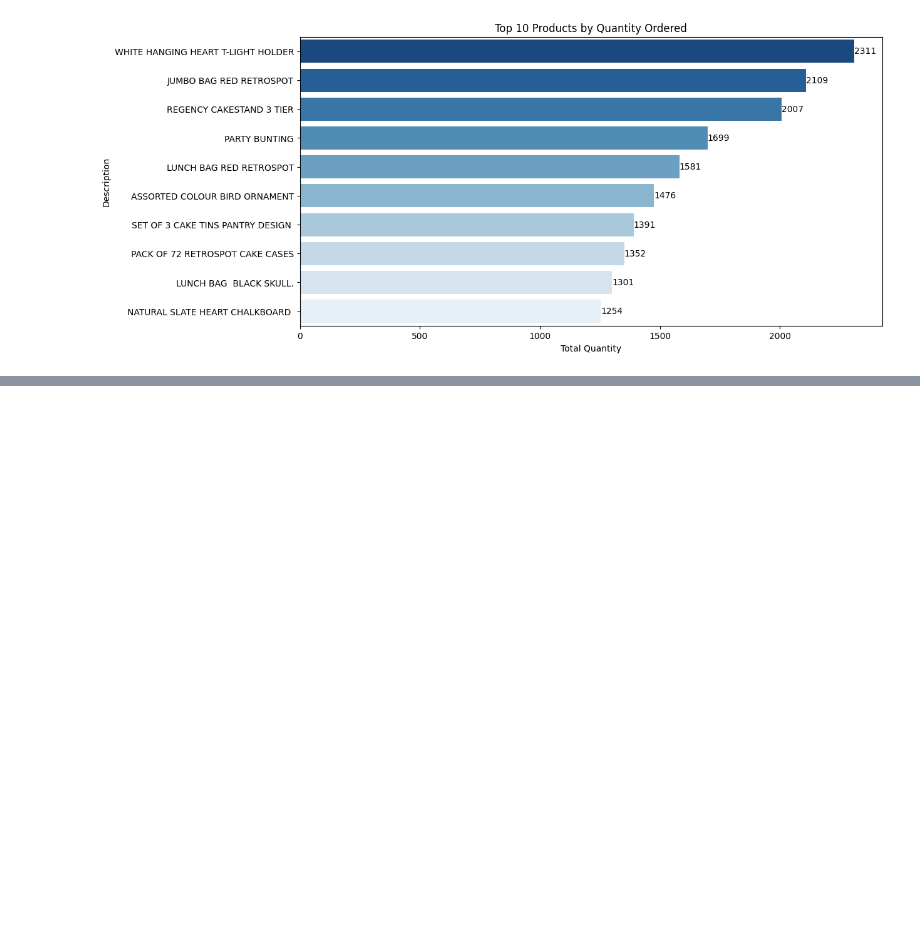
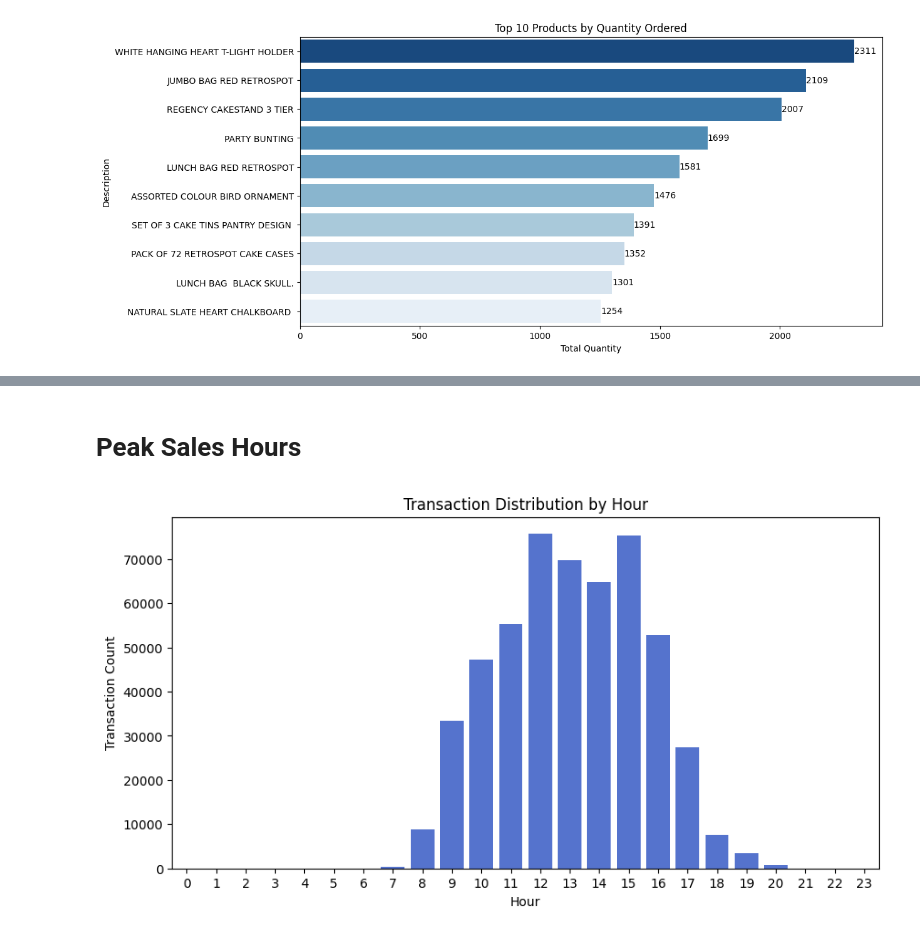
Before and after one commit to arsiimam/Online-Retail-Analysis, a Jupyter notebook: Notebooks/EDA.ipynb, the cells around one changed output, grey strips where cells are left out. Cells and saved outputs as stored; diff of their text form; code cells hidden in the pictures; blank space fills up the shorter version.

```diff
--- a/Notebooks/EDA.ipynb
+++ b/Notebooks/EDA.ipynb
@@ -529,0 +680,27 @@ plt.show()
+# %% [markdown]
+# **Peak Sales Hours**
+# %%
+# Convert InvoiceDate to datetime
+df_clean['InvoiceDate'] = pd.to_datetime(df_clean['InvoiceDate'])
+
+# Extract transaction hour
+df_clean['Hour'] = df_clean['InvoiceDate'].dt.hour
+# %%
+# Set figure size
+plt.figure(figsize=(10,5))
+
+# Plot transaction count per hour
+sns.countplot(x=df_clean['Hour'], color='royalblue', order=range(24))
+
+# Ensure all hours are visible
+plt.xticks(range(0, 24))
+
+# Add title and labels
+plt.title('Transaction Distribution by Hour')
+plt.xlabel('Hour')
+plt.ylabel('Transaction Count')
+
+# Show the plot
+plt.show()
+# %% [output]
+[figure, added]
```
Also changed, not shown: parts of 12 cells of this notebook.
